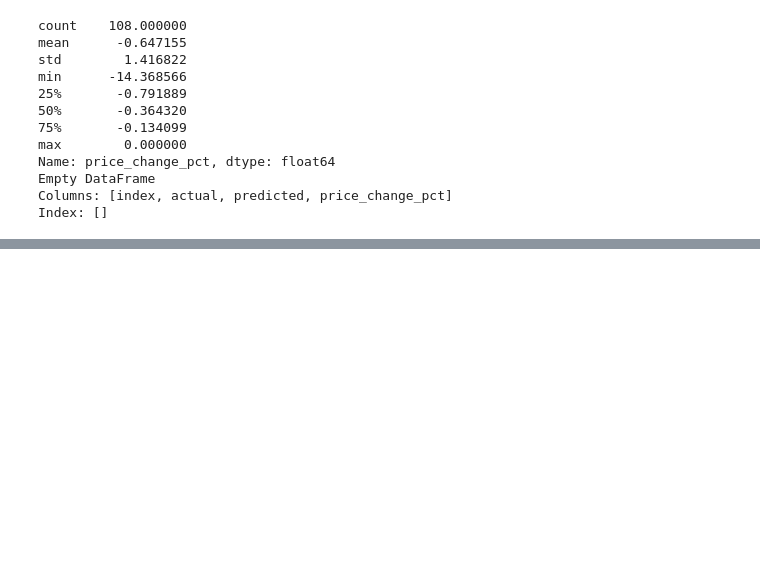
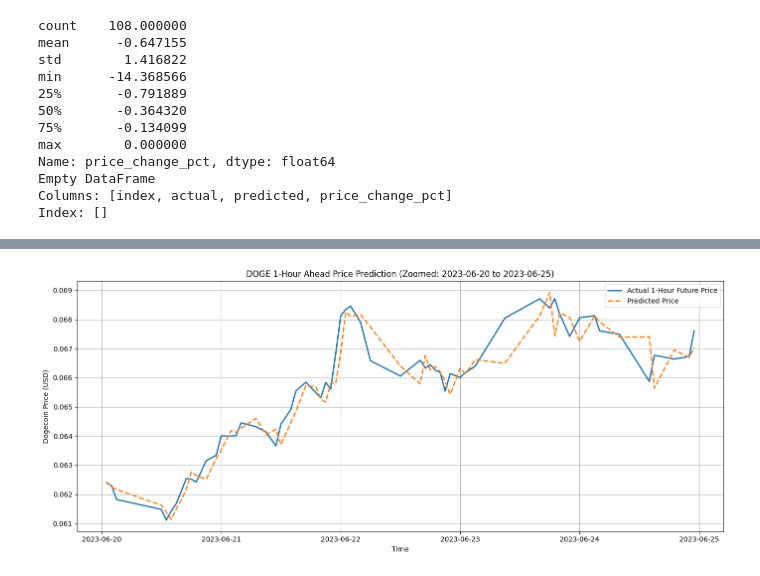
Before and after one commit to rikaahire/forecast-pumpdump, a Jupyter notebook: src/ml_training/CatBoostClassifier.ipynb, the cells around one changed output, grey strips where cells are left out. Saved outputs shown, nothing was run; the diff lists cells and outputs as text; code cells hidden in the pictures; blank space fills up the shorter version.

```diff
--- a/src/ml_training/CatBoostClassifier.ipynb
+++ b/src/ml_training/CatBoostClassifier.ipynb
@@ -500,0 +484,34 @@ plt.show()
+# %%
+import matplotlib.pyplot as plt
+
+# === Prepare for zoomed plot ===
+results_df = test.copy().reset_index()
+results_df['predicted'] = y_pred_actual
+results_df['actual'] = y_true_actual
+results_df = results_df[['index', 'hour', 'close', 'actual', 'predicted']].copy()
+
+# ✅ Sort and parse 'hour'
+results_df = results_df.sort_values('hour')
+results_df['hour'] = pd.to_datetime(results_df['hour'])
+
+# === Define zoom window (adjust these dates based on what's in your test set)
+start_date = pd.to_datetime("2023-06-20")
+end_date = start_date + pd.Timedelta(days=5)
+
+# === Filter to the 5-day window
+zoomed_df = results_df[(results_df['hour'] >= start_date) & (results_df['hour'] < end_date)]
+
+# === Plot
+plt.figure(figsize=(14, 6))
+plt.plot(zoomed_df['hour'], zoomed_df['actual'], label='Actual 1-Hour Future Price', linewidth=2)
+plt.plot(zoomed_df['hour'], zoomed_df['predicted'], label='Predicted Price', linestyle='--', linewidth=2)
+
+plt.xlabel('Time')
+plt.ylabel('Dogecoin Price (USD)')
+plt.title(f'DOGE 1-Hour Ahead Price Prediction (Zoomed: {start_date.date()} to {end_date.date()})')
+plt.legend()
+plt.grid(True)
+plt.tight_layout()
+plt.show()
+# %% [output]
+[figure, added]
```
Also changed, not shown: parts of 5 cells of this notebook.
